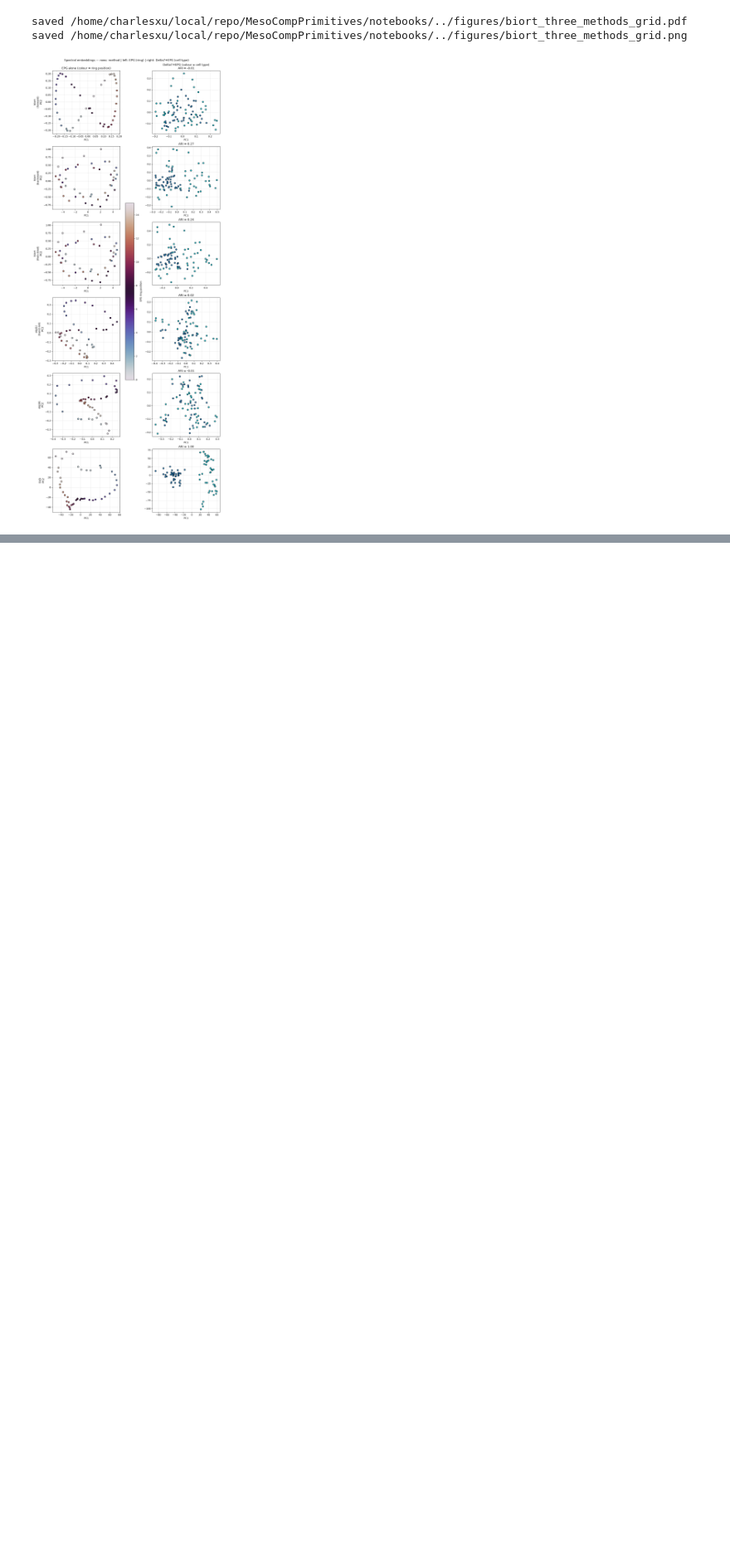
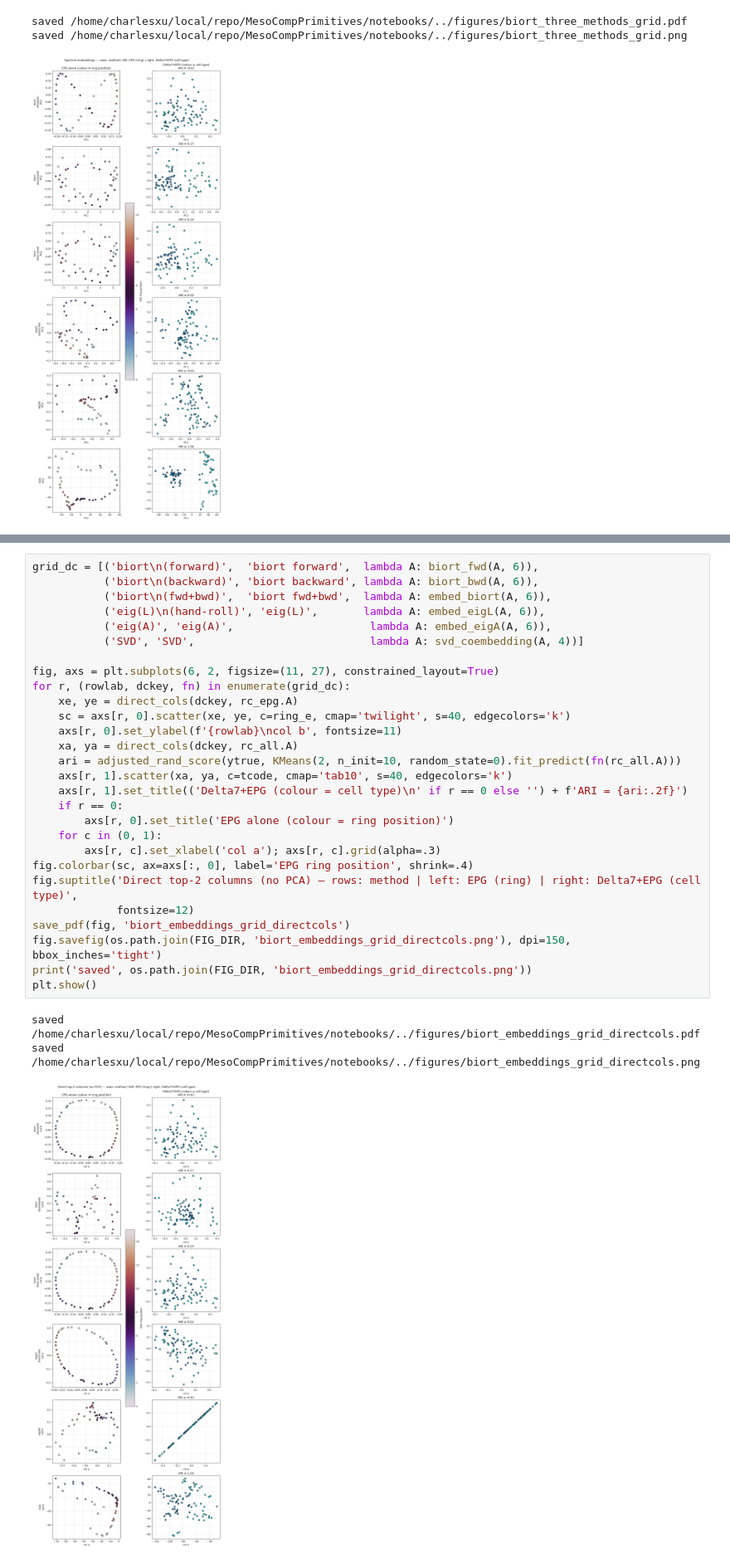
Before and after one commit to CharlesXu-Jingyue/MesoCompPrimitives, a Jupyter notebook: notebooks/biort_embedding_exploration.ipynb, the cells around one changed output, grey strips where cells are left out. Shown at 83% size. Saved outputs shown, nothing was run; the diff lists cells and outputs as text; blank space fills up the shorter version.

```diff
--- a/notebooks/biort_embedding_exploration.ipynb
+++ b/notebooks/biort_embedding_exploration.ipynb
@@ -669,0 +718,32 @@ saved /home/charlesxu/local/repo/MesoCompPrimitives/notebooks/../figures/biort_t
+# %%
+grid_dc = [('biort\n(forward)',  'biort forward',  lambda A: biort_fwd(A, 6)),
+           ('biort\n(backward)', 'biort backward', lambda A: biort_bwd(A, 6)),
+           ('biort\n(fwd+bwd)',  'biort fwd+bwd',  lambda A: embed_biort(A, 6)),
+           ('eig(L)\n(hand-roll)', 'eig(L)',       lambda A: embed_eigL(A, 6)),
+           ('eig(A)', 'eig(A)',                     lambda A: embed_eigA(A, 6)),
+           ('SVD', 'SVD',                           lambda A: svd_coembedding(A, 4))]
+
+fig, axs = plt.subplots(6, 2, figsize=(11, 27), constrained_layout=True)
+for r, (rowlab, dckey, fn) in enumerate(grid_dc):
+    xe, ye = direct_cols(dckey, rc_epg.A)
+    sc = axs[r, 0].scatter(xe, ye, c=ring_e, cmap='twilight', s=40, edgecolors='k')
+    axs[r, 0].set_ylabel(f'{rowlab}\ncol b', fontsize=11)
+    xa, ya = direct_cols(dckey, rc_all.A)
+    ari = adjusted_rand_score(ytrue, KMeans(2, n_init=10, random_state=0).fit_predict(fn(rc_all.A)))
+    axs[r, 1].scatter(xa, ya, c=tcode, cmap='tab10', s=40, edgecolors='k')
+    axs[r, 1].set_title(('Delta7+EPG (colour = cell type)\n' if r == 0 else '') + f'ARI = {ari:.2f}')
+    if r == 0:
+        axs[r, 0].set_title('EPG alone (colour = ring position)')
+    for c in (0, 1):
+        axs[r, c].set_xlabel('col a'); axs[r, c].grid(alpha=.3)
+fig.colorbar(sc, ax=axs[:, 0], label='EPG ring position', shrink=.4)
+fig.suptitle('Direct top-2 columns (no PCA) — rows: method | left: EPG (ring) | right: Delta7+EPG (cell type)',
+             fontsize=12)
+save_pdf(fig, 'biort_embeddings_grid_directcols')
+fig.savefig(os.path.join(FIG_DIR, 'biort_embeddings_grid_directcols.png'), dpi=150, bbox_inches='tight')
+print('saved', os.path.join(FIG_DIR, 'biort_embeddings_grid_directcols.png'))
+plt.show()
+# %% [output]
+saved /home/charlesxu/local/repo/MesoCompPrimitives/notebooks/../figures/biort_embeddings_grid_directcols.pdf
+saved /home/charlesxu/local/repo/MesoCompPrimitives/notebooks/../figures/biort_embeddings_grid_directcols.png
+[figure, added]
```
Also changed, not shown: parts of 3 cells of this notebook, 4 other files.
